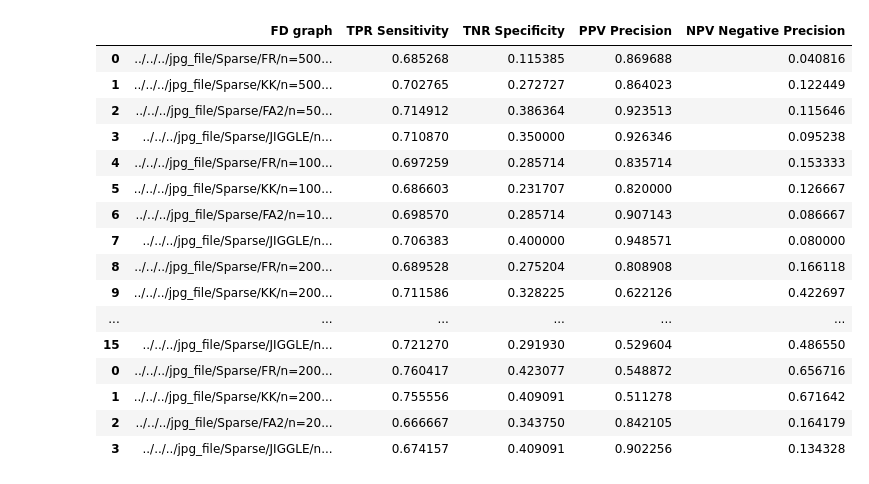
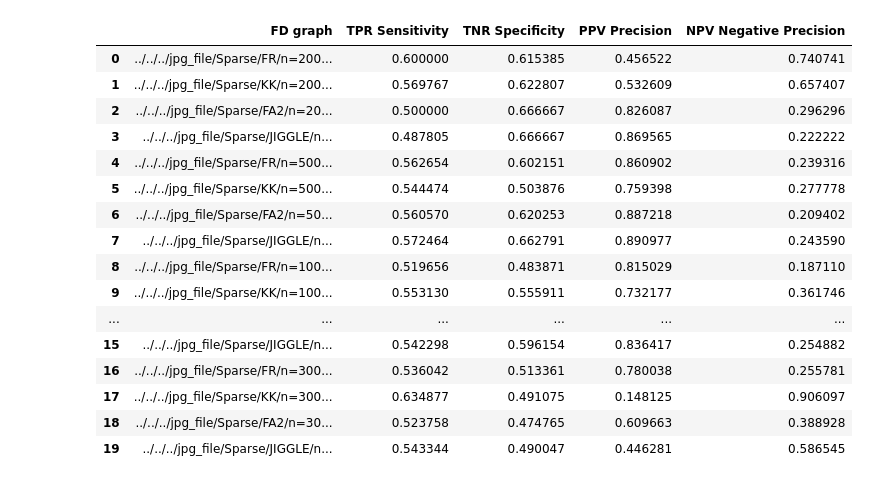
Before and after one commit to UMkashingHui/MyExperiments, a Jupyter notebook: Programs/Sensitivity/Result2Graph.ipynb, the cells around one changed output. Saved outputs shown, nothing was run; the diff lists cells and outputs as text; code cells hidden in the pictures.

```diff
--- a/Programs/Sensitivity/Result2Graph.ipynb
+++ b/Programs/Sensitivity/Result2Graph.ipynb
@@ -15,21 +22,21 @@ df = pd.concat(frames)
-# %%
-df
-# %% [output]
-|  | FD graph | TPR Sensitivity | TNR Specificity | PPV Precision | NPV Negative Precision |
-| 0 | ../../../jpg_file/Sparse/FR/n=500... | 0.685268 | 0.115385 | 0.869688 | 0.040816 |
-| 1 | ../../../jpg_file/Sparse/KK/n=500... | 0.702765 | 0.272727 | 0.864023 | 0.122449 |
-| 2 | ../../../jpg_file/Sparse/FA2/n=50... | 0.714912 | 0.386364 | 0.923513 | 0.115646 |
-| 3 | ../../../jpg_file/Sparse/JIGGLE/n... | 0.710870 | 0.350000 | 0.926346 | 0.095238 |
-| 4 | ../../../jpg_file/Sparse/FR/n=100... | 0.697259 | 0.285714 | 0.835714 | 0.153333 |
-| 5 | ../../../jpg_file/Sparse/KK/n=100... | 0.686603 | 0.231707 | 0.820000 | 0.126667 |
-| 6 | ../../../jpg_file/Sparse/FA2/n=10... | 0.698570 | 0.285714 | 0.907143 | 0.086667 |
-| 7 | ../../../jpg_file/Sparse/JIGGLE/n... | 0.706383 | 0.400000 | 0.948571 | 0.080000 |
-| 8 | ../../../jpg_file/Sparse/FR/n=200... | 0.689528 | 0.275204 | 0.808908 | 0.166118 |
-| 9 | ../../../jpg_file/Sparse/KK/n=200... | 0.711586 | 0.328225 | 0.622126 | 0.422697 |
-| ... | ... | ... | ... | ... | ... |
-| 15 | ../../../jpg_file/Sparse/JIGGLE/n... | 0.721270 | 0.291930 | 0.529604 | 0.486550 |
-| 0 | ../../../jpg_file/Sparse/FR/n=200... | 0.760417 | 0.423077 | 0.548872 | 0.656716 |
-| 1 | ../../../jpg_file/Sparse/KK/n=200... | 0.755556 | 0.409091 | 0.511278 | 0.671642 |
-| 2 | ../../../jpg_file/Sparse/FA2/n=20... | 0.666667 | 0.343750 | 0.842105 | 0.164179 |
-| 3 | ../../../jpg_file/Sparse/JIGGLE/n... | 0.674157 | 0.409091 | 0.902256 | 0.134328 |
+# %%
+df8
+# %% [output]
+|  | FD graph | TPR Sensitivity | TNR Specificity | PPV Precision | NPV Negative Precision |
+| 0 | ../../../jpg_file/Sparse/FR/n=200... | 0.600000 | 0.615385 | 0.456522 | 0.740741 |
+| 1 | ../../../jpg_file/Sparse/KK/n=200... | 0.569767 | 0.622807 | 0.532609 | 0.657407 |
+| 2 | ../../../jpg_file/Sparse/FA2/n=20... | 0.500000 | 0.666667 | 0.826087 | 0.296296 |
+| 3 | ../../../jpg_file/Sparse/JIGGLE/n... | 0.487805 | 0.666667 | 0.869565 | 0.222222 |
+| 4 | ../../../jpg_file/Sparse/FR/n=500... | 0.562654 | 0.602151 | 0.860902 | 0.239316 |
+| 5 | ../../../jpg_file/Sparse/KK/n=500... | 0.544474 | 0.503876 | 0.759398 | 0.277778 |
+| 6 | ../../../jpg_file/Sparse/FA2/n=50... | 0.560570 | 0.620253 | 0.887218 | 0.209402 |
+| 7 | ../../../jpg_file/Sparse/JIGGLE/n... | 0.572464 | 0.662791 | 0.890977 | 0.243590 |
+| 8 | ../../../jpg_file/Sparse/FR/n=100... | 0.519656 | 0.483871 | 0.815029 | 0.187110 |
+| 9 | ../../../jpg_file/Sparse/KK/n=100... | 0.553130 | 0.555911 | 0.732177 | 0.361746 |
+| ... | ... | ... | ... | ... | ... |
+| 15 | ../../../jpg_file/Sparse/JIGGLE/n... | 0.542298 | 0.596154 | 0.836417 | 0.254882 |
+| 16 | ../../../jpg_file/Sparse/FR/n=300... | 0.536042 | 0.513361 | 0.780038 | 0.255781 |
+| 17 | ../../../jpg_file/Sparse/KK/n=300... | 0.634877 | 0.491075 | 0.148125 | 0.906097 |
+| 18 | ../../../jpg_file/Sparse/FA2/n=30... | 0.523758 | 0.474765 | 0.609663 | 0.388928 |
+| 19 | ../../../jpg_file/Sparse/JIGGLE/n... | 0.543344 | 0.490047 | 0.446281 | 0.586545 |
 # %%
```
Also changed, not shown: parts of 9 cells of this notebook, 38 other files.
